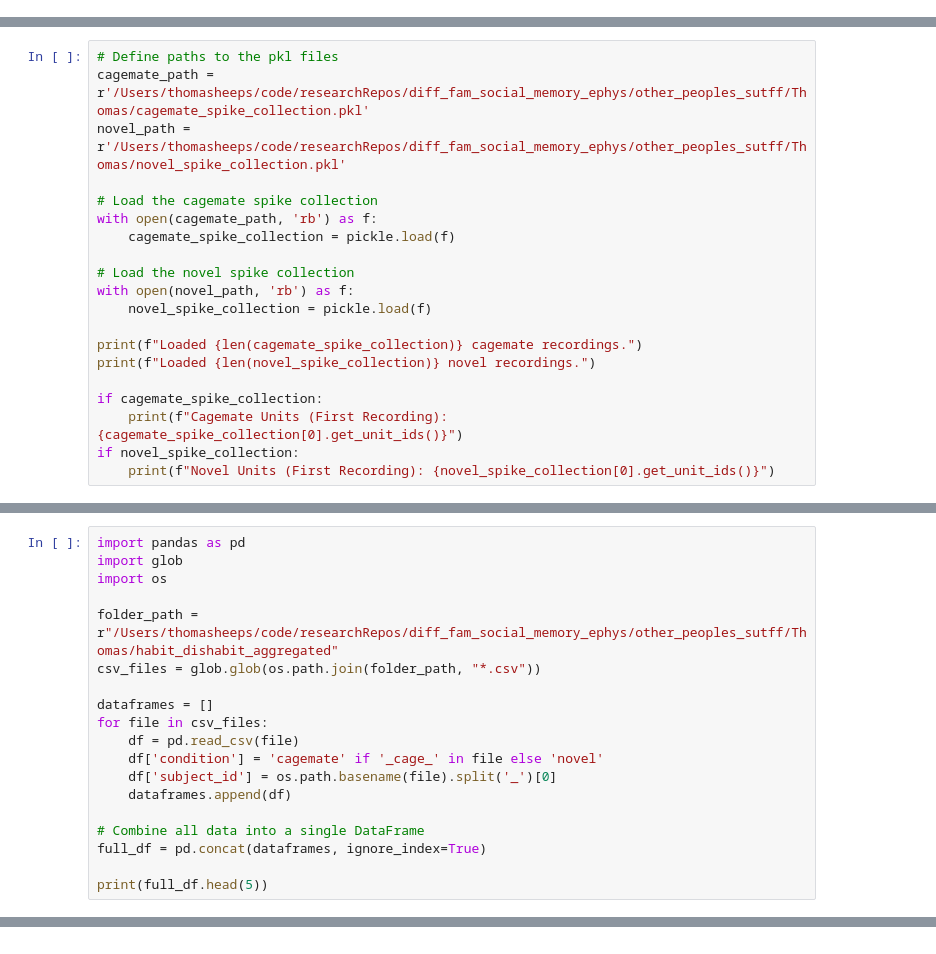
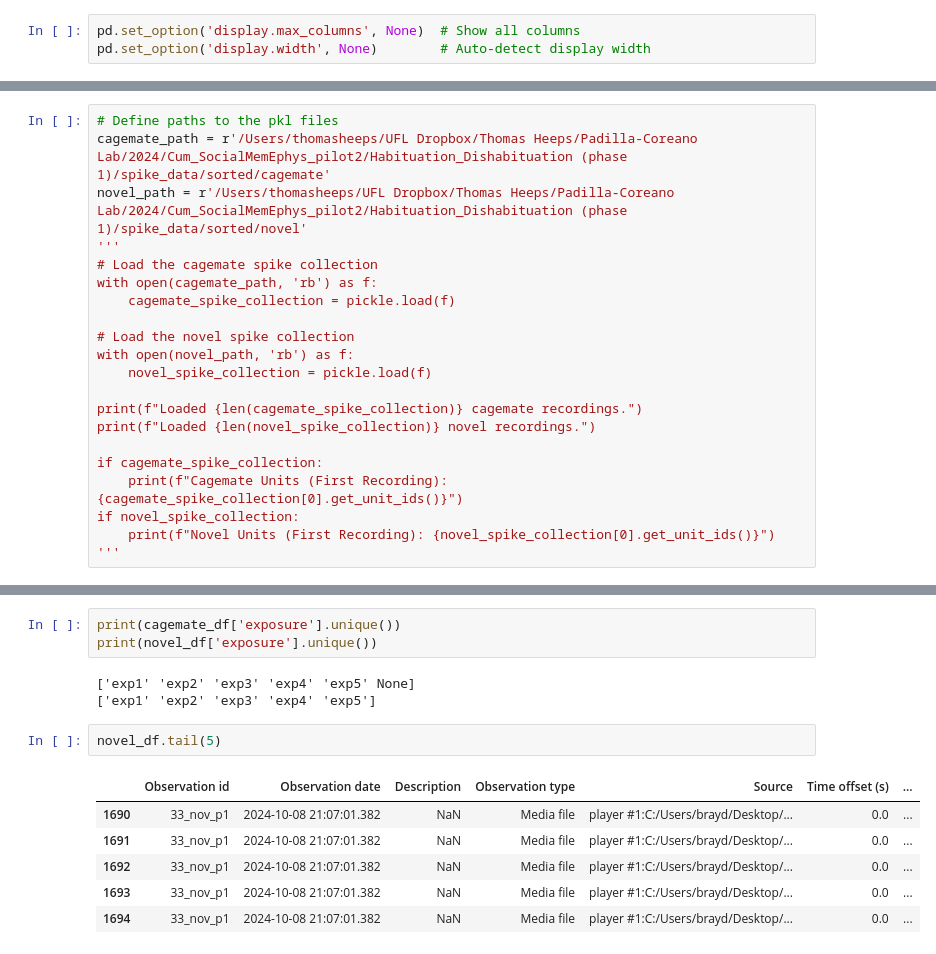
Before and after one commit to tomHep10/diff_fam_social_memory_ephys, a Jupyter notebook: other_peoples_sutff/Thomas/ano_vs_fac.ipynb, the cells around one changed output, grey strips where cells are left out. Drawn from its saved outputs; the diff is of its cells as text.

```diff
--- a/other_peoples_sutff/Thomas/ano_vs_fac.ipynb
+++ b/other_peoples_sutff/Thomas/ano_vs_fac.ipynb
@@ -13,0 +246,3 @@ import pickle
+# %%
+pd.set_option('display.max_columns', None)  # Show all columns
+pd.set_option('display.width', None)        # Auto-detect display width
@@ -14,8 +251,8 @@ import pickle
 # %%
 # Define paths to the pkl files
-cagemate_path = r'/Users/thomasheeps/code/researchRepos/diff_fam_social_memory_ephys/other_peoples_sutff/Thomas/cagemate_spike_collection.pkl'
-novel_path = r'/Users/thomasheeps/code/researchRepos/diff_fam_social_memory_ephys/other_peoples_sutff/Thomas/novel_spike_collection.pkl'
-
+cagemate_path = r'/Users/thomasheeps/UFL Dropbox/Thomas Heeps/Padilla-Coreano Lab/2024/Cum_SocialMemEphys_pilot2/Habituation_Dishabituation (phase 1)/spike_data/sorted/cagemate'
+novel_path = r'/Users/thomasheeps/UFL Dropbox/Thomas Heeps/Padilla-Coreano Lab/2024/Cum_SocialMemEphys_pilot2/Habituation_Dishabituation (phase 1)/spike_data/sorted/novel'
+'''
 # Load the cagemate spike collection
 with open(cagemate_path, 'rb') as f:
     cagemate_spike_collection = pickle.load(f)
@@ -31,4 +268,5 @@ if cagemate_spike_collection:
     print(f"Cagemate Units (First Recording): {cagemate_spike_collection[0].get_unit_ids()}")
 if novel_spike_collection:
     print(f"Novel Units (First Recording): {novel_spike_collection[0].get_unit_ids()}")
+'''
 # %% [output]
@@ -39,19 +273,0 @@ Novel Units (First Recording): [2 4 1]
-# %%
-import pandas as pd
-import glob
-import os
-
-folder_path = r"/Users/thomasheeps/code/researchRepos/diff_fam_social_memory_ephys/other_peoples_sutff/Thomas/habit_dishabit_aggregated"
-csv_files = glob.glob(os.path.join(folder_path, "*.csv"))
-
-dataframes = []
-for file in csv_files:
-    df = pd.read_csv(file)
-    df['condition'] = 'cagemate' if '_cage_' in file else 'novel'
-    df['subject_id'] = os.path.basename(file).split('_')[0]
-    dataframes.append(df)
-
-# Combine all data into a single DataFrame
-full_df = pd.concat(dataframes, ignore_index=True)
-
-print(full_df.head(5))
@@ -192,0 +408,15 @@ plt.show()
+# %%
+print(cagemate_df['exposure'].unique())
+print(novel_df['exposure'].unique())
+# %% [output]
+['exp1' 'exp2' 'exp3' 'exp4' 'exp5' None]
+['exp1' 'exp2' 'exp3' 'exp4' 'exp5']
+# %%
+novel_df.tail(5)
+# %% [output]
+|  | Observation id | Observation date | Description | Observation type | Source | Time offset (s) | ... |
+| 1690 | 33_nov_p1 | 2024-10-08 21:07:01.382 | NaN | Media file | player #1:C:/Users/brayd/Desktop/... | 0.0 | ... |
+| 1691 | 33_nov_p1 | 2024-10-08 21:07:01.382 | NaN | Media file | player #1:C:/Users/brayd/Desktop/... | 0.0 | ... |
+| 1692 | 33_nov_p1 | 2024-10-08 21:07:01.382 | NaN | Media file | player #1:C:/Users/brayd/Desktop/... | 0.0 | ... |
+| 1693 | 33_nov_p1 | 2024-10-08 21:07:01.382 | NaN | Media file | player #1:C:/Users/brayd/Desktop/... | 0.0 | ... |
+| 1694 | 33_nov_p1 | 2024-10-08 21:07:01.382 | NaN | Media file | player #1:C:/Users/brayd/Desktop/... | 0.0 | ... |
```
Also changed, not shown: parts of 22 cells of this notebook, 1 other file.
